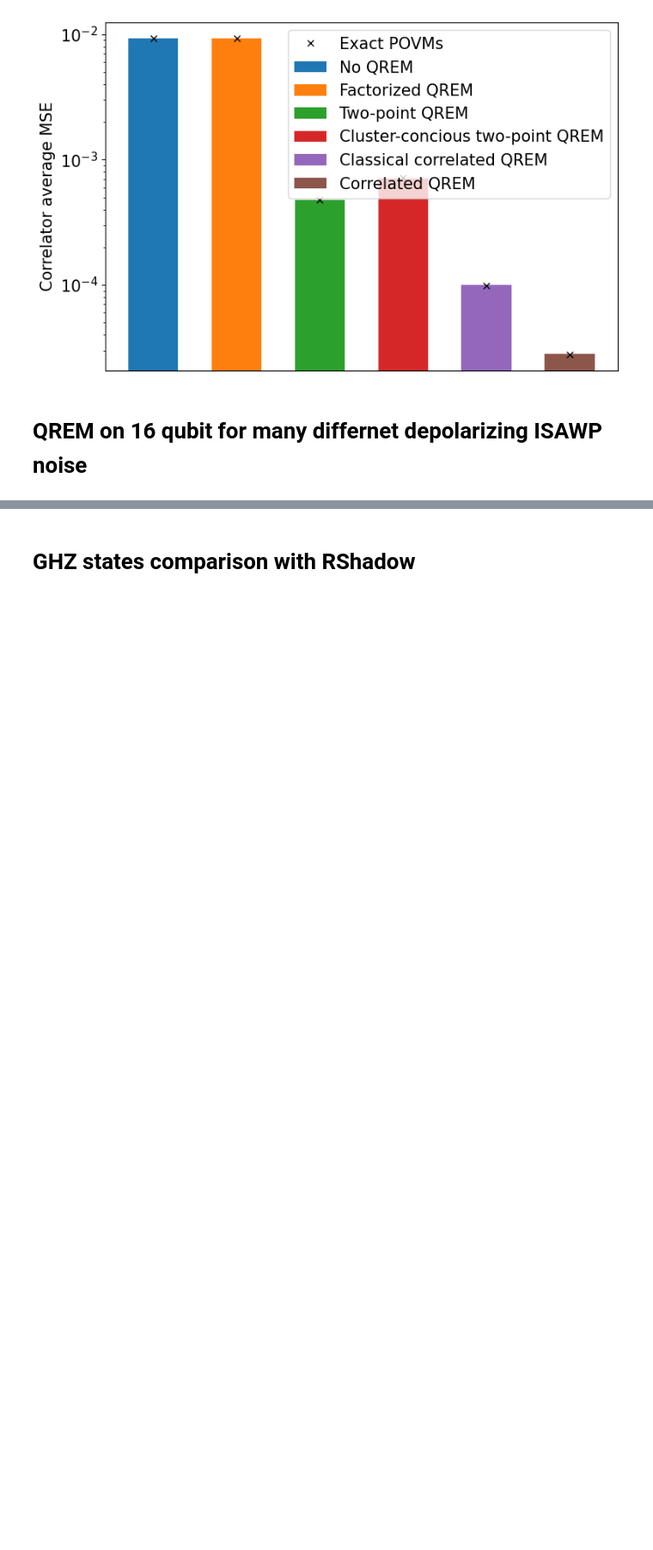
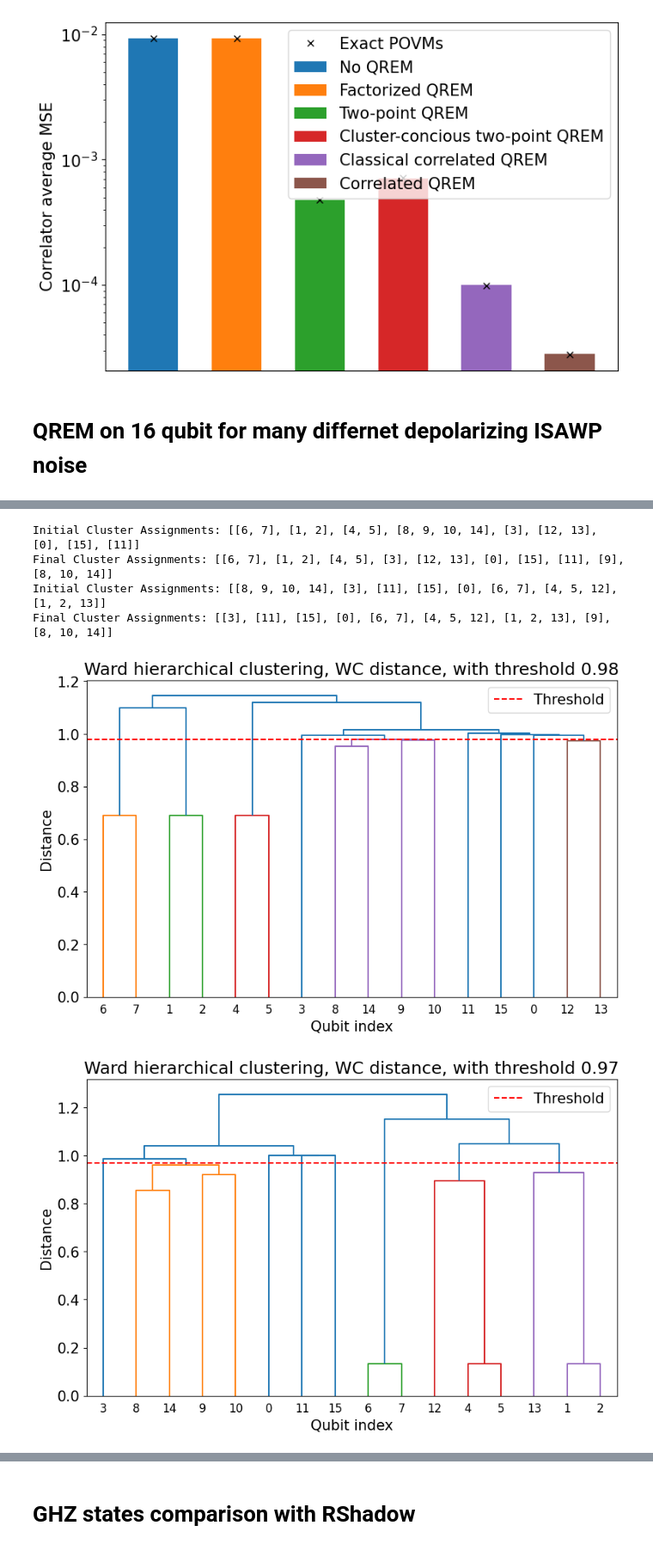
Before and after one commit to AdrianAasen/CREMST, a Jupyter notebook: visualiztion.ipynb, the cells around one changed output, grey strips where cells are left out. Shown: that part at 86% size. Drawn from its saved outputs; the diff is of its cells as text; code cells hidden in the pictures; blank space fills up the shorter version.

```diff
--- a/visualiztion.ipynb
+++ b/visualiztion.ipynb
@@ -842,0 +679,27 @@ fig.legend(loc='center left', bbox_to_anchor=(1,0.75))
+# %%
+# Generate new dictionary for current run
+base_path = 'QDOT_results/coherent_example'
+data_path = sf.generate_data_folder(base_path)
+
+sim_dict ={
+    'n_qubits': 16,
+    'n_QST_shots': 10**3,
+    'n_QDT_shots': 10**4,
+    'n_hash_symbols': 4,
+    'n_cores': 7,
+    'max_cluster_size': 3,
+    'data_path': data_path,
+}
+# Constant overrotation_angle
+rot_angle_array = np.array([np.pi/10, np.pi/3])
+qrem_array = [QREM(sim_dict) for _ in range(len(rot_angle_array))]
+
+# Ensure that cluster_sizes is a numpy array of integers
+cluster_size = np.array([1, 3, 1, 3, 2, 2, 1, 2, 1], dtype=int)
+
+for qrem, angle in zip(qrem_array, rot_angle_array):
+    qrem.set_initial_cluster_size(cluster_size)
+    qrem.set_coherent_POVM_array(angle = angle)
+    save_path = f'{qrem.data_path}/angle={angle}'
+    qrem.perform_QDT_measurements()
+    qrem.save_initialization(save_path=save_path)
@@ -842,0 +723,18 @@ fig.legend(loc='center left', bbox_to_anchor=(1,0.75))
+# %%
+# for qrem in qrem_array:
+#     qrem.perform_clustering(max_cluster_size=3)
+#     vis.plot_dendrogram(qrem, save_png=True)
+
+# If you are not happy with current cluster cutoffs, you can update them like so:
+update_cutoffs = [ 0.98, 0.97]
+
+for qrem, cutoff in zip(qrem_array, update_cutoffs):
+    qrem.update_cluster_cutoff(cutoff)
+    vis.plot_dendrogram(qrem, save_png=True)
+# %% [output]
+Initial Cluster Assignments: [[6, 7], [1, 2], [4, 5], [8, 9, 10, 14], [3], [12, 13], [0], [15], [11]]
+Final Cluster Assignments: [[6, 7], [1, 2], [4, 5], [3], [12, 13], [0], [15], [11], [9], [8, 10, 14]]
+Initial Cluster Assignments: [[8, 9, 10, 14], [3], [11], [15], [0], [6, 7], [4, 5, 12], [1, 2, 13]]
+Final Cluster Assignments: [[3], [11], [15], [0], [6, 7], [4, 5, 12], [1, 2, 13], [9], [8, 10, 14]]
+[figure, added]
+[figure, added]
```
Also changed, not shown: parts of 21 cells of this notebook, 5 other files.
